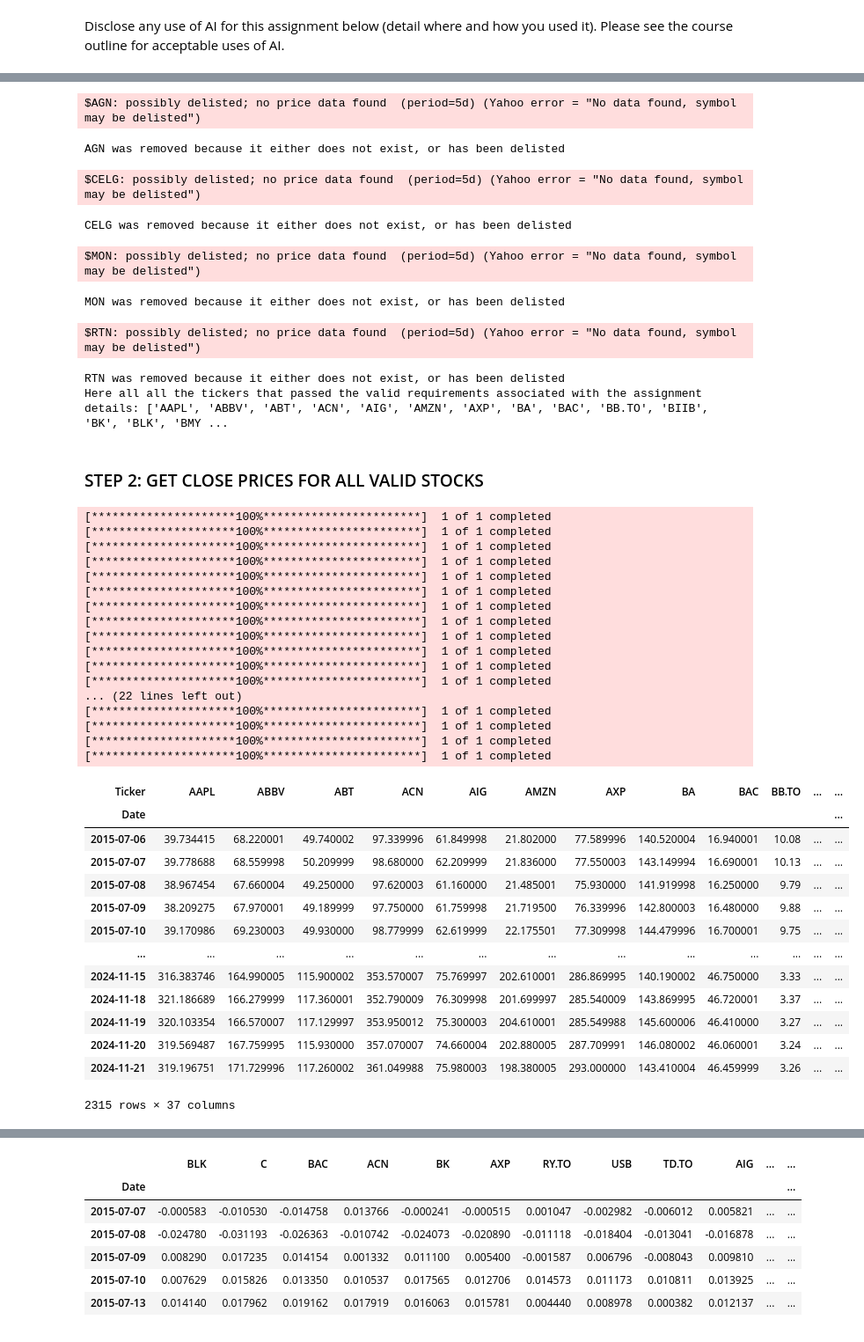
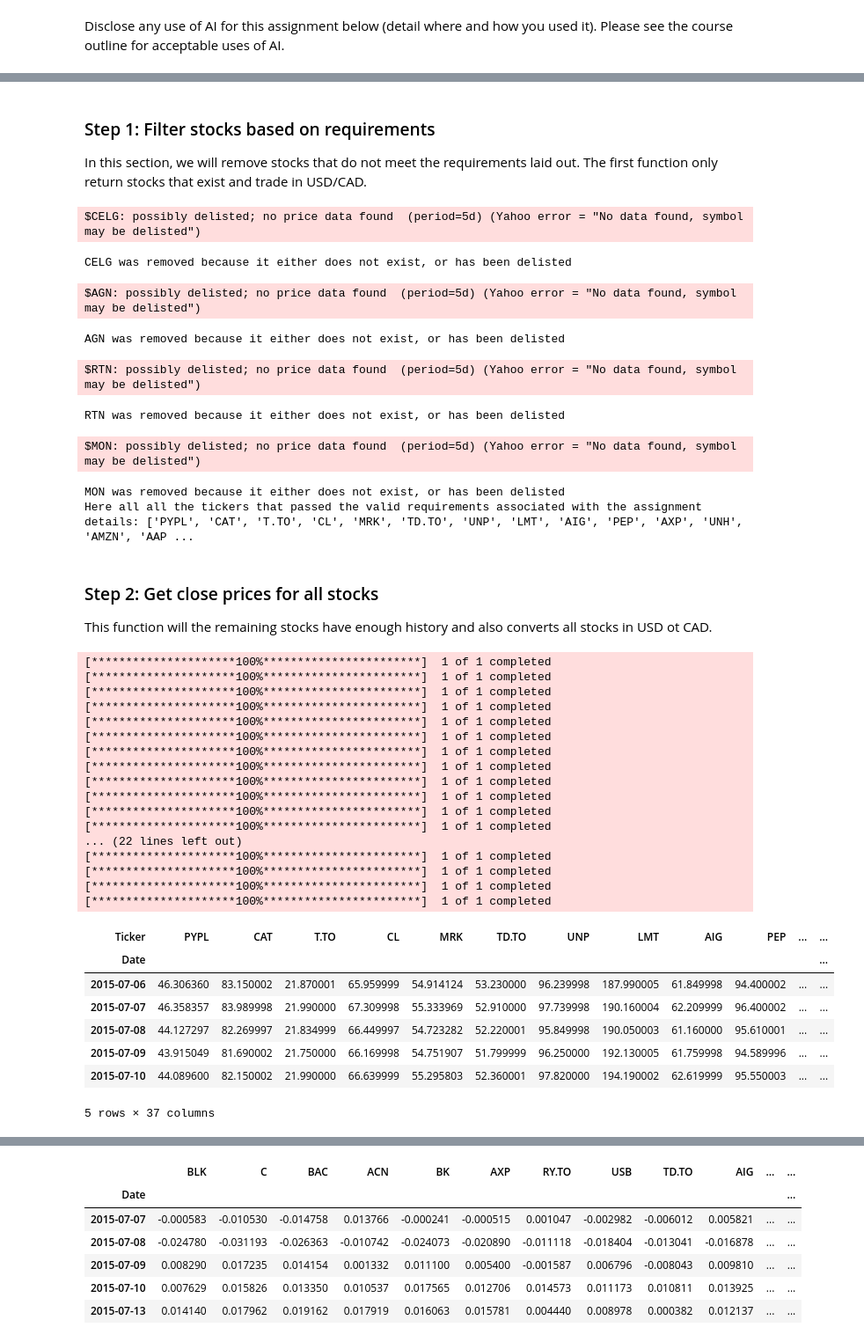
Before and after one commit to JasonLi14/Portfolio-Analyzer, a Jupyter notebook: Team_02_Assignment.ipynb, the cells around one changed output, grey strips where cells are left out. Shown at 88% size. Saved outputs shown, nothing was run; the diff lists cells and outputs as text; code cells hidden in the pictures.

```diff
--- a/Team_02_Assignment.ipynb
+++ b/Team_02_Assignment.ipynb
@@ -44,3 +40,6 @@ Disclose any use of AI for this assignment below (detail where and how you used
+# %% [markdown]
+### Step 1: Filter stocks based on requirements
+In this section, we will remove stocks that do not meet the requirements laid out. The first function only return stocks that exist and trade in USD/CAD.
 # %%
 def valid_stocks(tickers_file):
     """
@@ -70,6 +69,8 @@ def valid_stocks(tickers_file):
     first_stock.append(tickers_df.columns[0])
     rest_stock = tickers_df.iloc[:, 0].tolist()
     tickers_list = first_stock + rest_stock
+    # Remove duplicates
+    tickers_list = list(set(tickers_list))
 
     # Define the date range for historical data
     start = '2023-10-01'
@@ -126,17 +127,18 @@ def valid_stocks(tickers_file):
 valid_tickers = valid_stocks('Tickers_Example.csv')
 print("Here all all the tickers that passed the valid requirements associated with the assignment details: ", valid_tickers, sep='')
 # %% [output]
-$AGN: possibly delisted; no price data found  (period=5d) (Yahoo error = "No data found, symbol may be delisted")
+$CELG: possibly delisted; no price data found  (period=5d) (Yahoo error = "No data found, symbol may be delisted")
-AGN was removed because it either does not exist, or has been delisted
+CELG was removed because it either does not exist, or has been delisted
-$CELG: possibly delisted; no price data found  (period=5d) (Yahoo error = "No data found, symbol may be delisted")
+$AGN: possibly delisted; no price data found  (period=5d) (Yahoo error = "No data found, symbol may be delisted")
-CELG was removed because it either does not exist, or has been delisted
+AGN was removed because it either does not exist, or has been delisted
-$MON: possibly delisted; no price data found  (period=5d) (Yahoo error = "No data found, symbol may be delisted")
+$RTN: possibly delisted; no price data found  (period=5d) (Yahoo error = "No data found, symbol may be delisted")
-MON was removed because it either does not exist, or has been delisted
+RTN was removed because it either does not exist, or has been delisted
-$RTN: possibly delisted; no price data found  (period=5d) (Yahoo error = "No data found, symbol may be delisted")
+$MON: possibly delisted; no price data found  (period=5d) (Yahoo error = "No data found, symbol may be delisted")
-RTN was removed because it either does not exist, or has been delisted
-Here all all the tickers that passed the valid requirements associated with the assignment details: ['AAPL', 'ABBV', 'ABT', 'ACN', 'AIG', 'AMZN', 'AXP', 'BA', 'BAC', 'BB.TO', 'BIIB', 'BK', 'BLK', 'BMY ...
+MON was removed because it either does not exist, or has been delisted
+Here all all the tickers that passed the valid requirements associated with the assignment details: ['PYPL', 'CAT', 'T.TO', 'CL', 'MRK', 'TD.TO', 'UNP', 'LMT', 'AIG', 'PEP', 'AXP', 'UNH', 'AMZN', 'AAP ...
-# %% [markdown]
-### STEP 2: GET CLOSE PRICES FOR ALL VALID STOCKS
+# %% [markdown]
+### Step 2: Get close prices for all stocks
+This function will the remaining stocks have enough history and also converts all stocks in USD ot CAD.
 # %%
 def get_close_prices(start, end, tickers, cutoff):
     """
@@ -207,45 +209,39 @@ def get_close_prices(start, end, tickers, cutoff):
             #multi_data[ticker] = multi_data[ticker] * aligned_cadusd['Close']
             break
 
     return multi_data
 
 # Example usage
 start = '2015-01-01'
 end = '2024-11-22'
 cutoff = '2019-01-01'
 close_prices = get_close_prices(start, end, valid_tickers, cutoff)
 valid_tickers = close_prices.columns
 
-display(close_prices)
+display(close_prices.head())
 # %% [output]
 [*********************100%***********************]  1 of 1 completed
 [*********************100%***********************]  1 of 1 completed
 [*********************100%***********************]  1 of 1 completed
 [*********************100%***********************]  1 of 1 completed
 [*********************100%***********************]  1 of 1 completed
 [*********************100%***********************]  1 of 1 completed
 [*********************100%***********************]  1 of 1 completed
 [*********************100%***********************]  1 of 1 completed
 [*********************100%***********************]  1 of 1 completed
 [*********************100%***********************]  1 of 1 completed
 [*********************100%***********************]  1 of 1 completed
 [*********************100%***********************]  1 of 1 completed
 ... (22 lines left out)
 [*********************100%***********************]  1 of 1 completed
 [*********************100%***********************]  1 of 1 completed
 [*********************100%***********************]  1 of 1 completed
 [*********************100%***********************]  1 of 1 completed
-| Ticker | AAPL | ABBV | ABT | ACN | AIG | AMZN | AXP | BA | BAC | BB.TO | ... | ... |
+| Ticker | PYPL | CAT | T.TO | CL | MRK | TD.TO | UNP | LMT | AIG | PEP | ... | ... |
 | Date |  |  |  |  |  |  |  |  |  |  |  | ... |
-| 2015-07-06 | 39.734415 | 68.220001 | 49.740002 | 97.339996 | 61.849998 | 21.802000 | 77.589996 | 140.520004 | 16.940001 | 10.08 | ... | ... |
-| 2015-07-07 | 39.778688 | 68.559998 | 50.209999 | 98.680000 | 62.209999 | 21.836000 | 77.550003 | 143.149994 | 16.690001 | 10.13 | ... | ... |
-| 2015-07-08 | 38.967454 | 67.660004 | 49.250000 | 97.620003 | 61.160000 | 21.485001 | 75.930000 | 141.919998 | 16.250000 | 9.79 | ... | ... |
-| 2015-07-09 | 38.209275 | 67.970001 | 49.189999 | 97.750000 | 61.759998 | 21.719500 | 76.339996 | 142.800003 | 16.480000 | 9.88 | ... | ... |
-| 2015-07-10 | 39.170986 | 69.230003 | 49.930000 | 98.779999 | 62.619999 | 22.175501 | 77.309998 | 144.479996 | 16.700001 | 9.75 | ... | ... |
-| ... | ... | ... | ... | ... | ... | ... | ... | ... | ... | ... | ... | ... |
-| 2024-11-15 | 316.383746 | 164.990005 | 115.900002 | 353.570007 | 75.769997 | 202.610001 | 286.869995 | 140.190002 | 46.750000 | 3.33 | ... | ... |
-| 2024-11-18 | 321.186689 | 166.279999 | 117.360001 | 352.790009 | 76.309998 | 201.699997 | 285.540009 | 143.869995 | 46.720001 | 3.37 | ... | ... |
-| 2024-11-19 | 320.103354 | 166.570007 | 117.129997 | 353.950012 | 75.300003 | 204.610001 | 285.549988 | 145.600006 | 46.410000 | 3.27 | ... | ... |
-| 2024-11-20 | 319.569487 | 167.759995 | 115.930000 | 357.070007 | 74.660004 | 202.880005 | 287.709991 | 146.080002 | 46.060001 | 3.24 | ... | ... |
-| 2024-11-21 | 319.196751 | 171.729996 | 117.260002 | 361.049988 | 75.980003 | 198.380005 | 293.000000 | 143.410004 | 46.459999 | 3.26 | ... | ... |
+| 2015-07-06 | 46.306360 | 83.150002 | 21.870001 | 65.959999 | 54.914124 | 53.230000 | 96.239998 | 187.990005 | 61.849998 | 94.400002 | ... | ... |
+| 2015-07-07 | 46.358357 | 83.989998 | 21.990000 | 67.309998 | 55.333969 | 52.910000 | 97.739998 | 190.160004 | 62.209999 | 96.400002 | ... | ... |
+| 2015-07-08 | 44.127297 | 82.269997 | 21.834999 | 66.449997 | 54.723282 | 52.220001 | 95.849998 | 190.050003 | 61.160000 | 95.610001 | ... | ... |
+| 2015-07-09 | 43.915049 | 81.690002 | 21.750000 | 66.169998 | 54.751907 | 51.799999 | 96.250000 | 192.130005 | 61.759998 | 94.589996 | ... | ... |
+| 2015-07-10 | 44.089600 | 82.150002 | 21.990000 | 66.639999 | 55.295803 | 52.360001 | 97.820000 | 194.190002 | 62.619999 | 95.550003 | ... | ... |
-2315 rows × 37 columns
+5 rows × 37 columns
```
Also changed, not shown: parts of 21 cells of this notebook, 1 other file.
